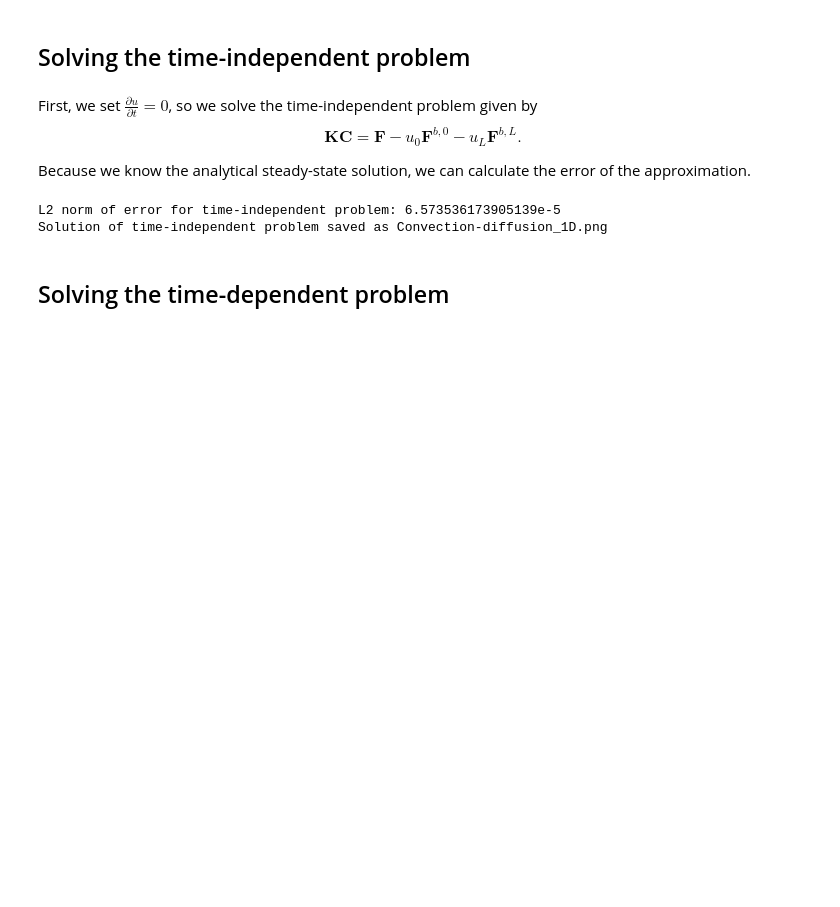
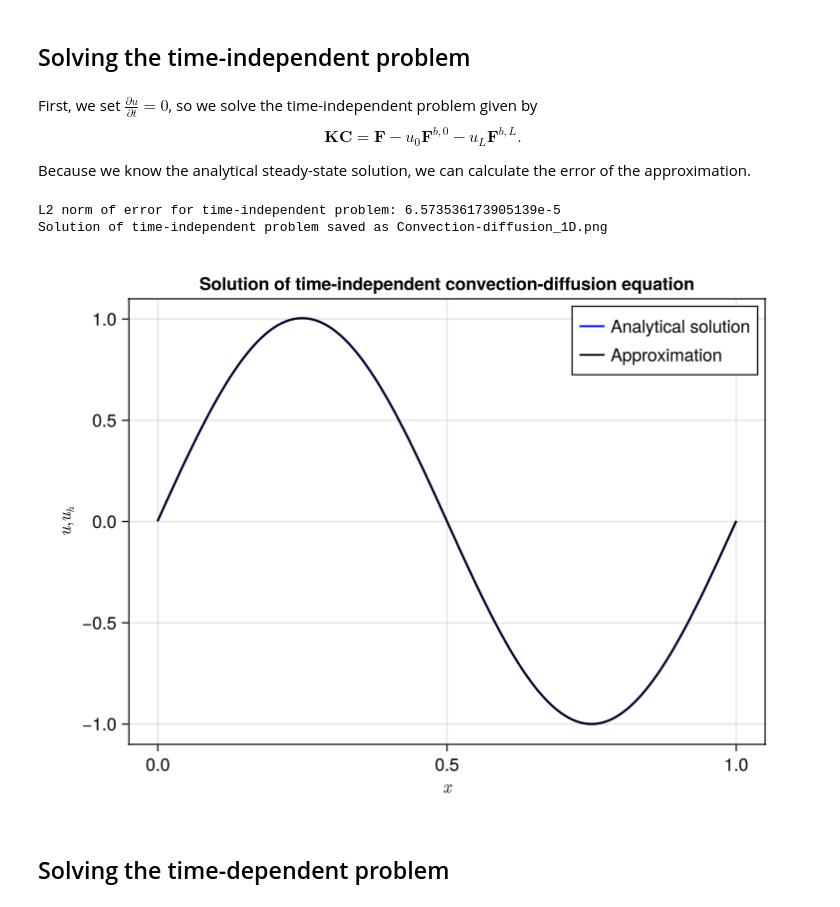
Before and after one commit to jmdankelman/MSc_thesis, a Jupyter notebook: mantis_tests/Convection-diffusion/Convection-diffusion_1D.ipynb, the cells around one changed output. Drawn from its saved outputs; the diff is of its cells as text; code cells hidden in the pictures; blank space fills up the shorter version.

Commit message:
Added plots to output

```diff
--- a/mantis_tests/Convection-diffusion/Convection-diffusion_1D.ipynb
+++ b/mantis_tests/Convection-diffusion/Convection-diffusion_1D.ipynb
@@ -200,36 +200,39 @@ end
 xe_analytical, ue_analytical = evaluate_solution(u_analytical)
 xe_h, ue_h = evaluate_solution(u_h)
 
-fig = Figure()
+GLMakie.activate!(inline=true)
+fig = Figure(size=(600, 450))
 
 ax = Axis(
     fig[1, 1],
     title="Solution of time-independent convection-diffusion equation",
     xlabel=L"x",
     ylabel=L"u, u_h"
 )
 
 p1 = lines!(
     ax,
     xe_analytical,
     ue_analytical;
     color=:blue
 )
 
 p2 = lines!(
     ax,
     xe_h,
     ue_h;
     color=:black
 )
 
 axislegend(ax, [p1, p2], ["Analytical solution", "Approximation"])
 
 save("Convection-diffusion_1D.png", fig)
 println("Solution of time-independent problem saved as Convection-diffusion_1D.png")
+display(fig);
 # %% [output]
 L2 norm of error for time-independent problem: 6.573536173905139e-5
 Solution of time-independent problem saved as Convection-diffusion_1D.png
+[figure, added]
 # %% [markdown]
 ## Solving the time-dependent problem
 # %% [markdown]
```
Also changed, not shown: parts of 1 cell of this notebook, 1 other file.
